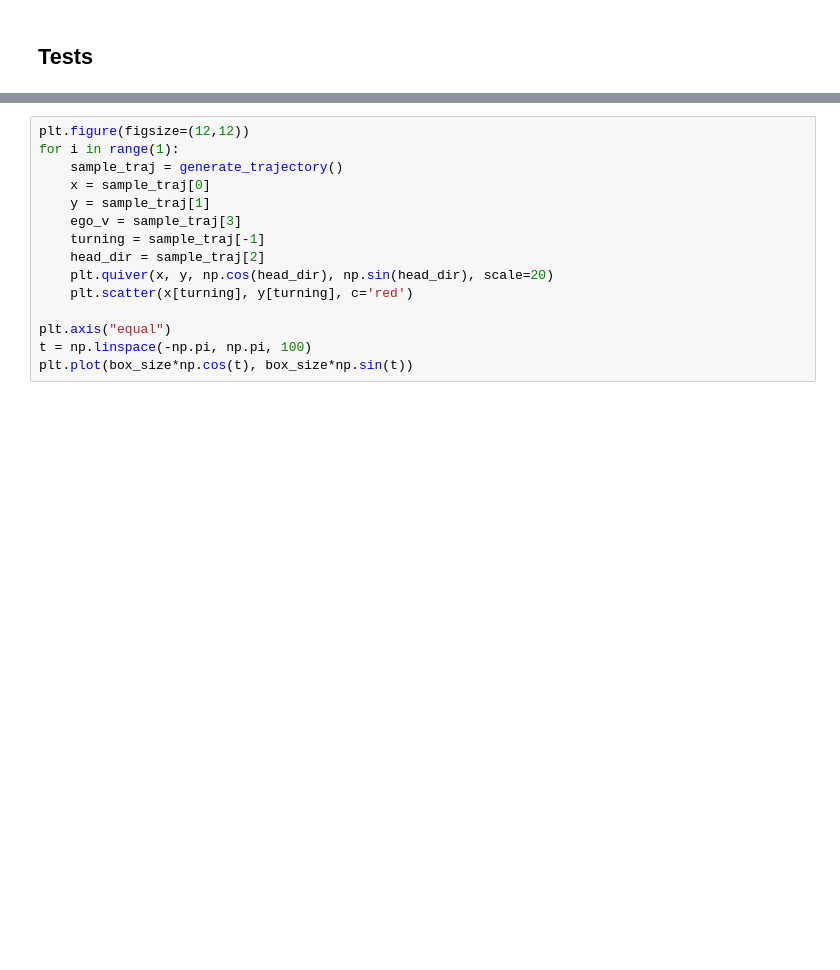
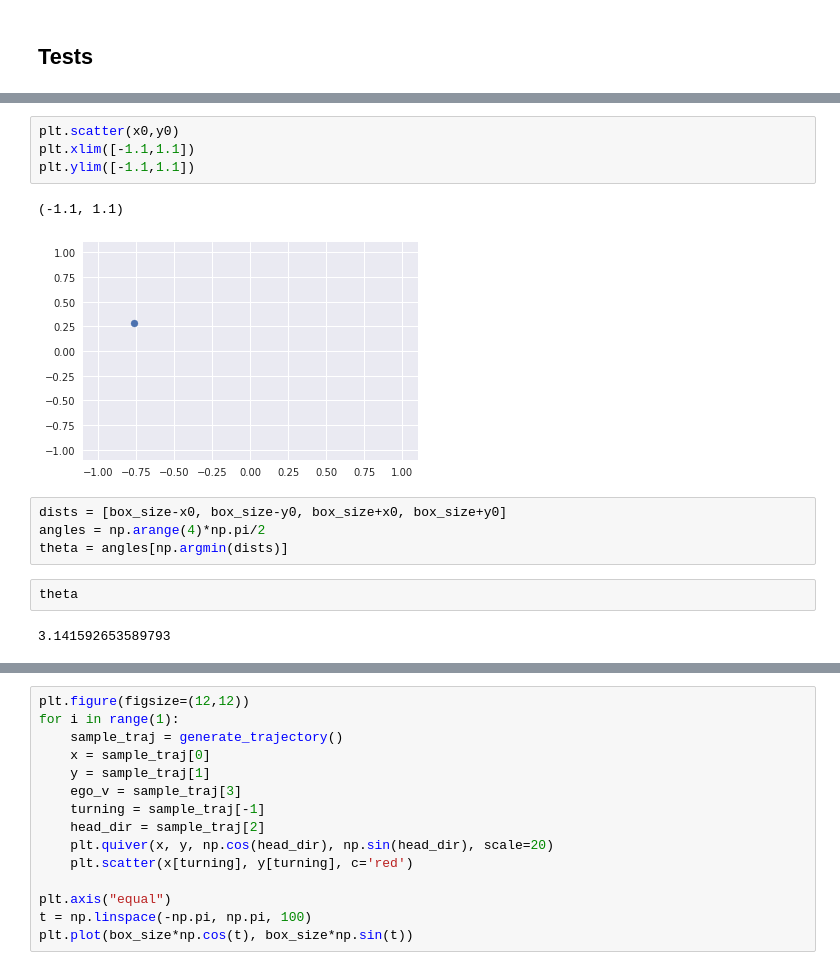
Before and after one commit to ganguli-lab/grid-pattern-formation, a Jupyter notebook: ben_generate_rat_trajectory.ipynb, the cells around one changed output, grey strips where cells are left out. Saved outputs shown, nothing was run; the diff lists cells and outputs as text; blank space fills up the shorter version.

```diff
--- a/ben_generate_rat_trajectory.ipynb
+++ b/ben_generate_rat_trajectory.ipynb
@@ -167,0 +164,15 @@ plt.vlines([-1.1,1.1], -1.1,1.1, color='r')
+# %%
+plt.scatter(x0,y0)
+plt.xlim([-1.1,1.1])
+plt.ylim([-1.1,1.1])
+# %% [output]
+(-1.1, 1.1)
+[figure, added]
+# %%
+dists = [box_size-x0, box_size-y0, box_size+x0, box_size+y0]
+angles = np.arange(4)*np.pi/2
+theta = angles[np.argmin(dists)]
+# %%
+theta
+# %% [output]
+3.141592653589793
```
Also changed, not shown: parts of 17 cells of this notebook.
